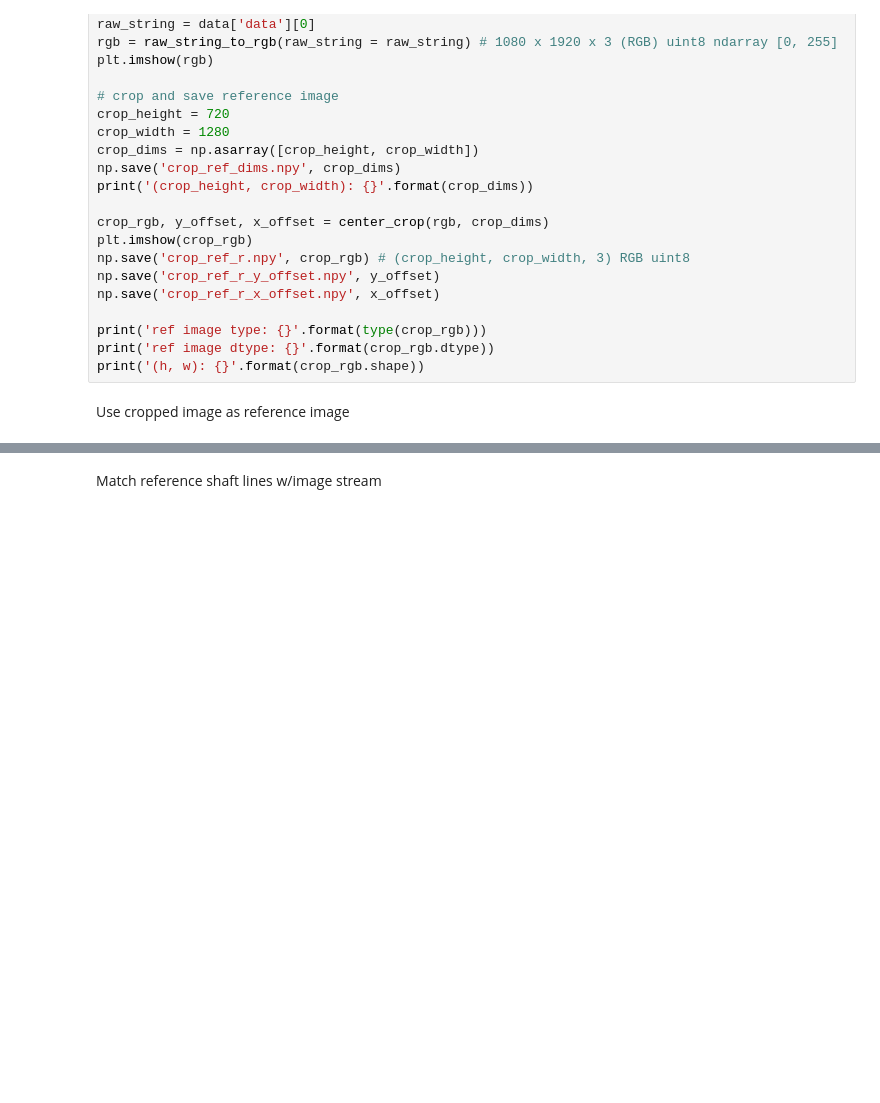
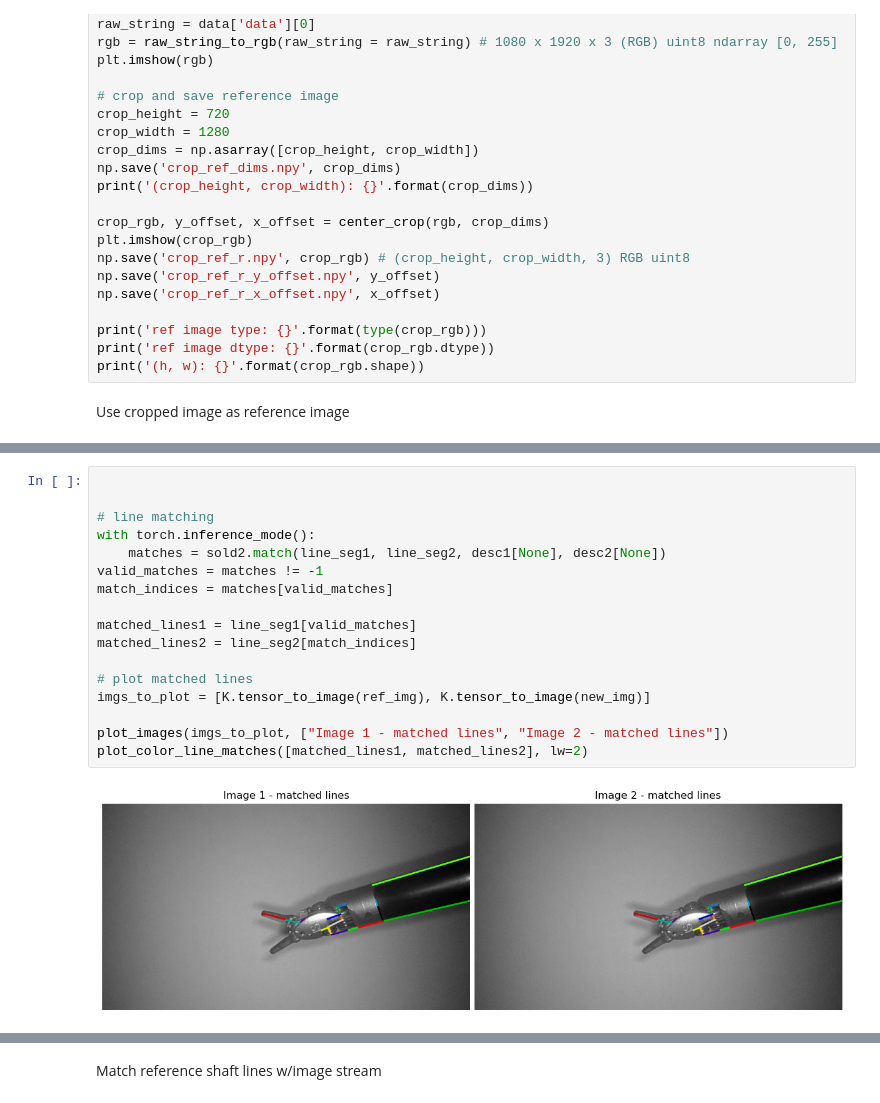
Before and after one commit to ucsdarclab/surgical_tool_tracking, a Jupyter notebook: kornia_dev/scratch.ipynb, the cells around one changed output, grey strips where cells are left out. Drawn from its saved outputs; the diff is of its cells as text; blank space fills up the shorter version.

```diff
--- a/kornia_dev/scratch.ipynb
+++ b/kornia_dev/scratch.ipynb
@@ -412,0 +596,19 @@ Use cropped image as reference image
+# %%
+
+
+# line matching
+with torch.inference_mode():
+    matches = sold2.match(line_seg1, line_seg2, desc1[None], desc2[None])
+valid_matches = matches != -1
+match_indices = matches[valid_matches]
+
+matched_lines1 = line_seg1[valid_matches]
+matched_lines2 = line_seg2[match_indices]
+
+# plot matched lines
+imgs_to_plot = [K.tensor_to_image(ref_img), K.tensor_to_image(new_img)]
+
+plot_images(imgs_to_plot, ["Image 1 - matched lines", "Image 2 - matched lines"])
+plot_color_line_matches([matched_lines1, matched_lines2], lw=2)
+# %% [output]
+[figure, added]
```
Also changed, not shown: parts of 8 cells of this notebook, 13 other files.
